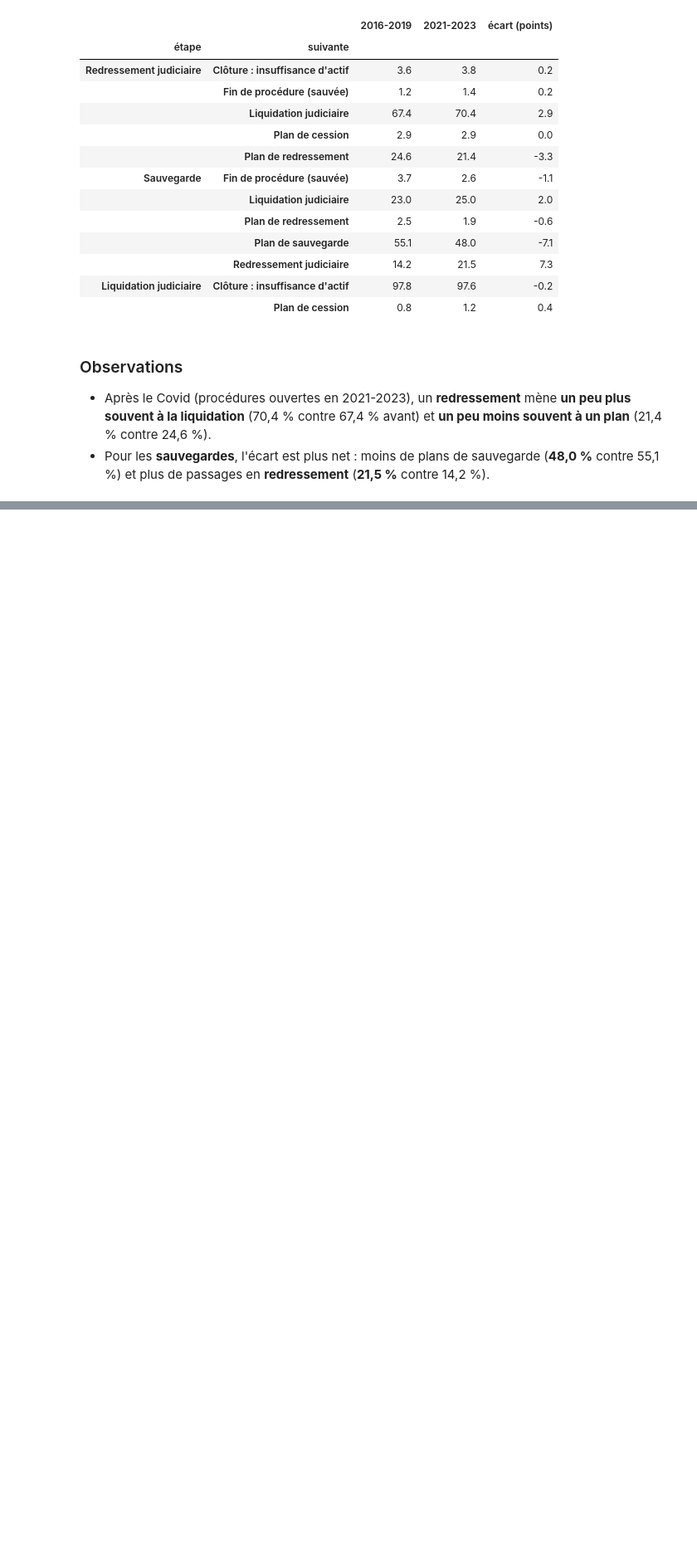
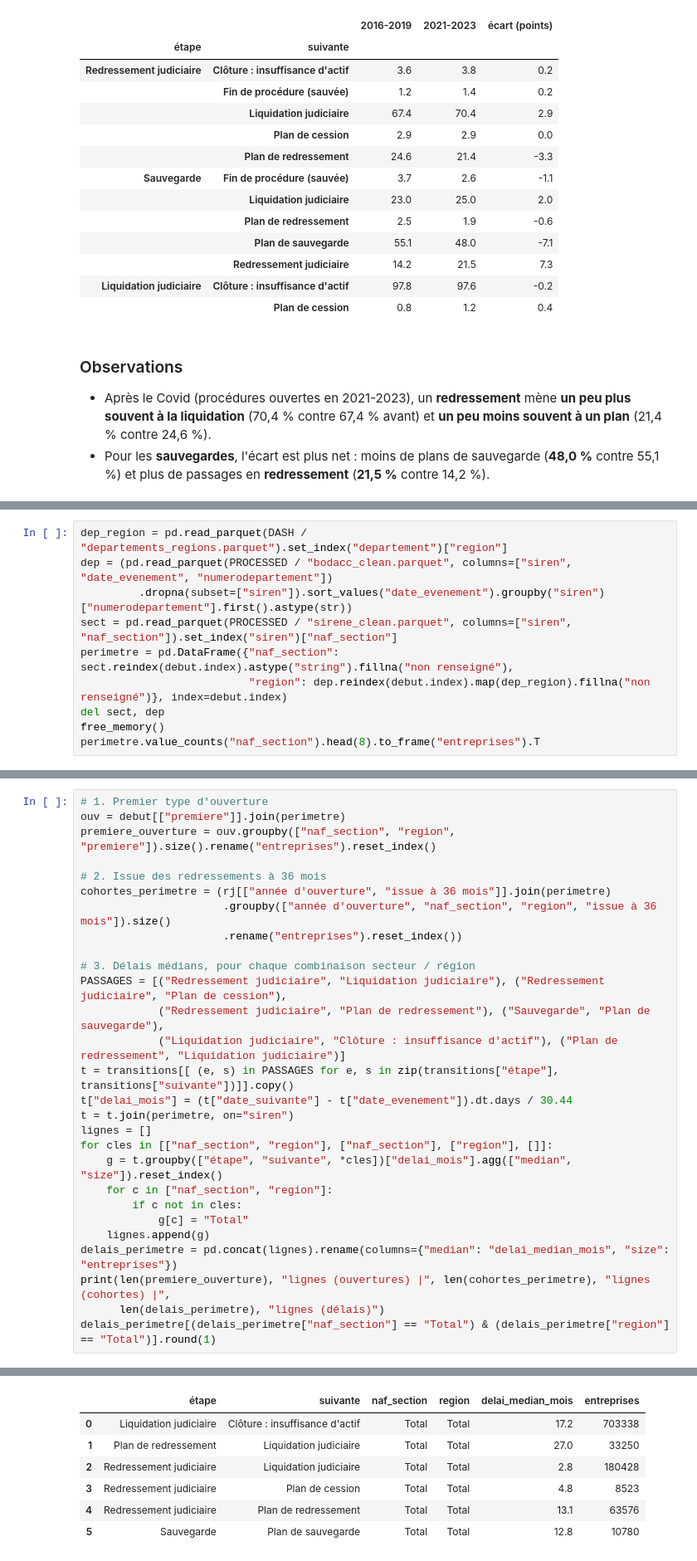
Before and after one commit to Kez0X/analyse-defaillances-entreprises, a Jupyter notebook: notebooks/axes/parcours.ipynb, the cells around one changed output, grey strips where cells are left out. Shown at 83% size. Cells and saved outputs as stored; diff of their text form; blank space fills up the shorter version.

Commit message:
feat : page Parcours des procédures organisée par questions, filtrable par secteur et région

```diff
--- a/notebooks/axes/parcours.ipynb
+++ b/notebooks/axes/parcours.ipynb
@@ -403,0 +411,10 @@ comparaison.loc[["Redressement judiciaire", "Sauvegarde", "Liquidation judiciair
+# %%
+dep_region = pd.read_parquet(DASH / "departements_regions.parquet").set_index("departement")["region"]
+dep = (pd.read_parquet(PROCESSED / "bodacc_clean.parquet", columns=["siren", "date_evenement", "numerodepartement"])
+         .dropna(subset=["siren"]).sort_values("date_evenement").groupby("siren")["numerodepartement"].first().astype(str))
+sect = pd.read_parquet(PROCESSED / "sirene_clean.parquet", columns=["siren", "naf_section"]).set_index("siren")["naf_section"]
+perimetre = pd.DataFrame({"naf_section": sect.reindex(debut.index).astype("string").fillna("non renseigné"),
+                          "region": dep.reindex(debut.index).map(dep_region).fillna("non renseigné")}, index=debut.index)
+del sect, dep
+free_memory()
+perimetre.value_counts("naf_section").head(8).to_frame("entreprises").T
@@ -403,0 +424,29 @@ comparaison.loc[["Redressement judiciaire", "Sauvegarde", "Liquidation judiciair
+# %%
+# 1. Premier type d'ouverture
+ouv = debut[["premiere"]].join(perimetre)
+premiere_ouverture = ouv.groupby(["naf_section", "region", "premiere"]).size().rename("entreprises").reset_index()
+
+# 2. Issue des redressements à 36 mois
+cohortes_perimetre = (rj[["année d'ouverture", "issue à 36 mois"]].join(perimetre)
+                      .groupby(["année d'ouverture", "naf_section", "region", "issue à 36 mois"]).size()
+                      .rename("entreprises").reset_index())
+
+# 3. Délais médians, pour chaque combinaison secteur / région
+PASSAGES = [("Redressement judiciaire", "Liquidation judiciaire"), ("Redressement judiciaire", "Plan de cession"),
+            ("Redressement judiciaire", "Plan de redressement"), ("Sauvegarde", "Plan de sauvegarde"),
+            ("Liquidation judiciaire", "Clôture : insuffisance d'actif"), ("Plan de redressement", "Liquidation judiciaire")]
+t = transitions[[ (e, s) in PASSAGES for e, s in zip(transitions["étape"], transitions["suivante"])]].copy()
+t["delai_mois"] = (t["date_suivante"] - t["date_evenement"]).dt.days / 30.44
+t = t.join(perimetre, on="siren")
+lignes = []
+for cles in [["naf_section", "region"], ["naf_section"], ["region"], []]:
+    g = t.groupby(["étape", "suivante", *cles])["delai_mois"].agg(["median", "size"]).reset_index()
+    for c in ["naf_section", "region"]:
+        if c not in cles:
+            g[c] = "Total"
+    lignes.append(g)
+delais_perimetre = pd.concat(lignes).rename(columns={"median": "delai_median_mois", "size": "entreprises"})
+print(len(premiere_ouverture), "lignes (ouvertures) |", len(cohortes_perimetre), "lignes (cohortes) |",
+      len(delais_perimetre), "lignes (délais)")
+delais_perimetre[(delais_perimetre["naf_section"] == "Total") & (delais_perimetre["region"] == "Total")].round(1)
+# %% [output]
@@ -403,0 +454,7 @@ comparaison.loc[["Redressement judiciaire", "Sauvegarde", "Liquidation judiciair
+|  | étape | suivante | naf_section | region | delai_median_mois | entreprises |
+| 0 | Liquidation judiciaire | Clôture : insuffisance d'actif | Total | Total | 17.2 | 703338 |
+| 1 | Plan de redressement | Liquidation judiciaire | Total | Total | 27.0 | 33250 |
+| 2 | Redressement judiciaire | Liquidation judiciaire | Total | Total | 2.8 | 180428 |
+| 3 | Redressement judiciaire | Plan de cession | Total | Total | 4.8 | 8523 |
+| 4 | Redressement judiciaire | Plan de redressement | Total | Total | 13.1 | 63576 |
+| 5 | Sauvegarde | Plan de sauvegarde | Total | Total | 12.8 | 10780 |
```
Also changed, not shown: parts of 8 cells of this notebook, 4 other files.
